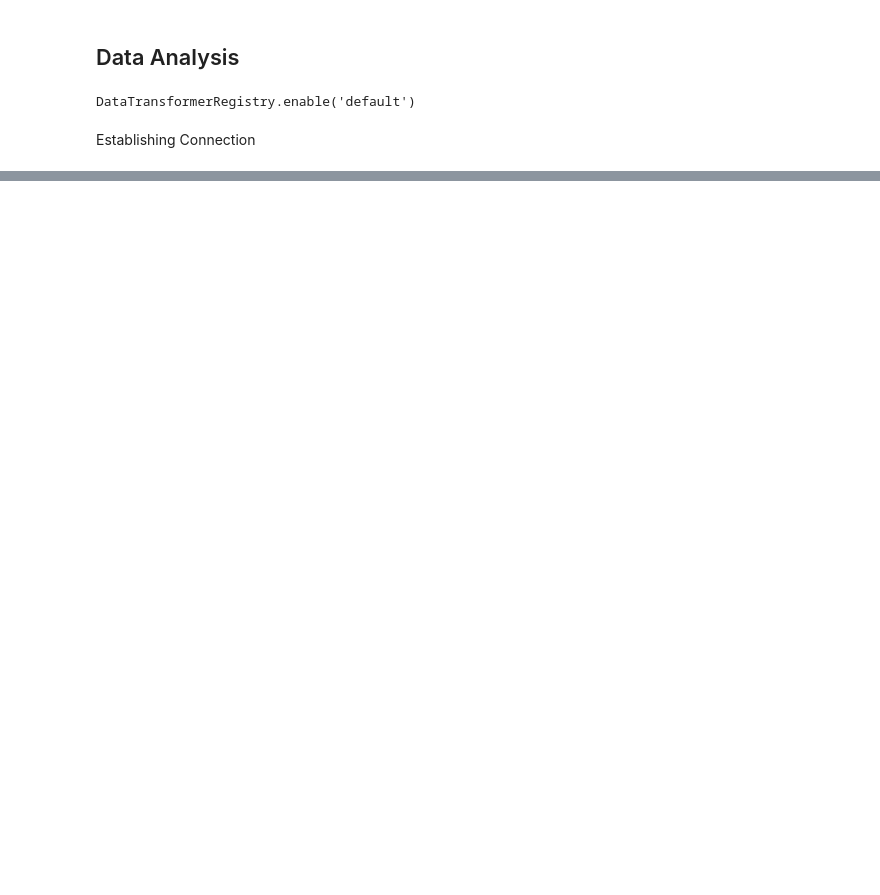
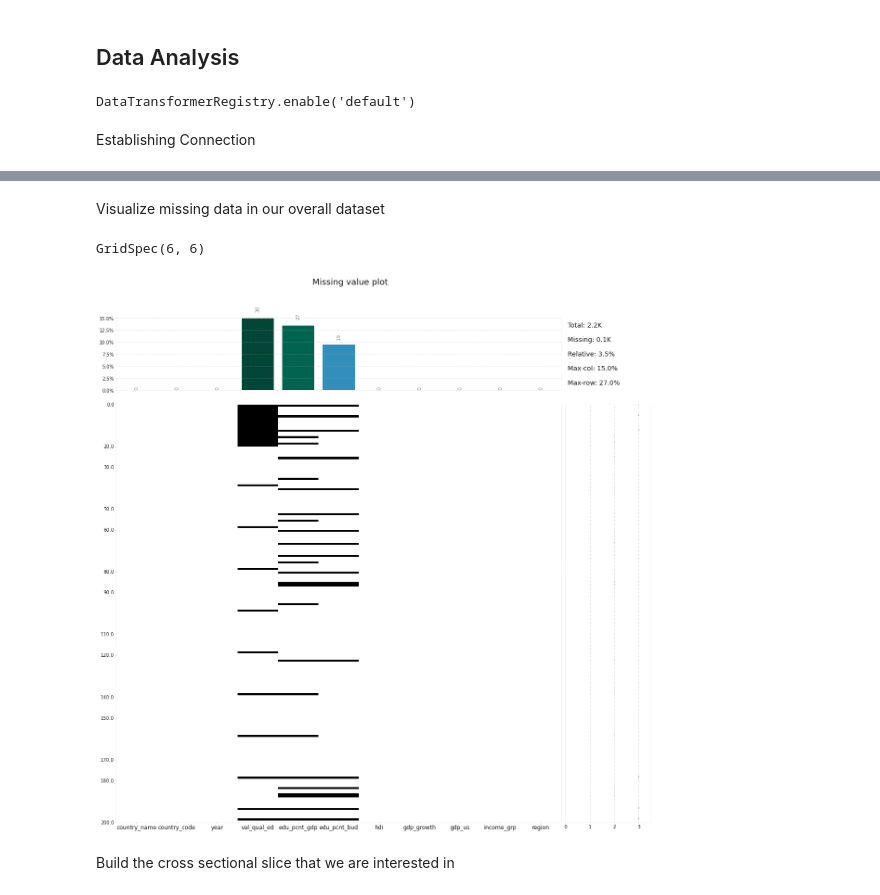
Before and after one commit to IShaalan/BAIT580A---Project-Repo, a Jupyter notebook: analysis.ipynb, the cells around one changed output, grey strips where cells are left out. Drawn from its saved outputs; the diff is of its cells as text; code cells hidden in the pictures; blank space fills up the shorter version.

```diff
--- a/analysis.ipynb
+++ b/analysis.ipynb
@@ -90,0 +100,9 @@ GridSpec(6, 6)
+# %% [markdown]
+Visualize missing data in our overall dataset
+# %%
+klib.missingval_plot(edu_indicators)
+# %% [output]
+GridSpec(6, 6)
+[figure, added]
+# %% [markdown]
+Build the cross sectional slice that we are interested in
```
Also changed, not shown: parts of 28 cells of this notebook, 2 other files.
